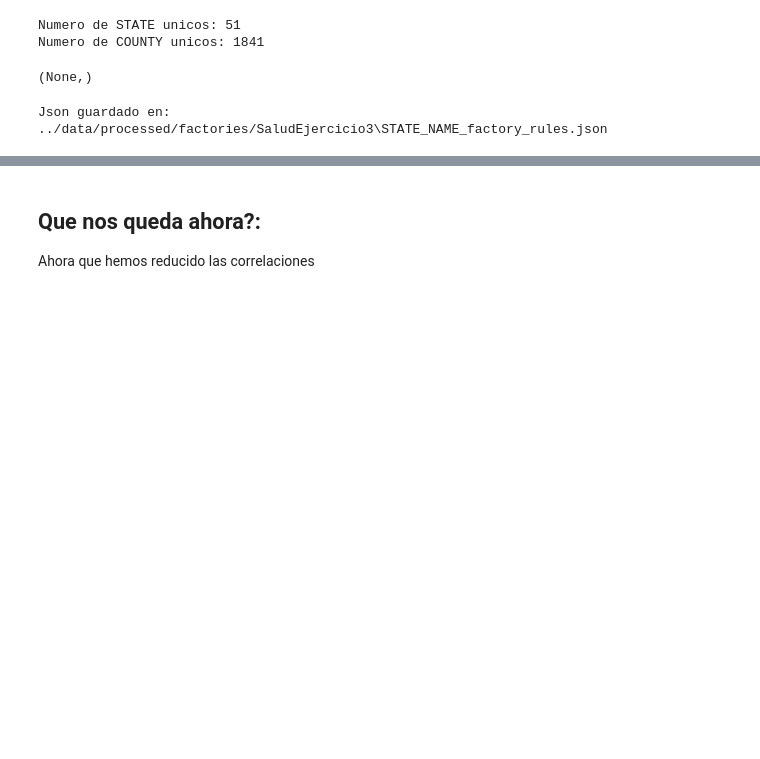
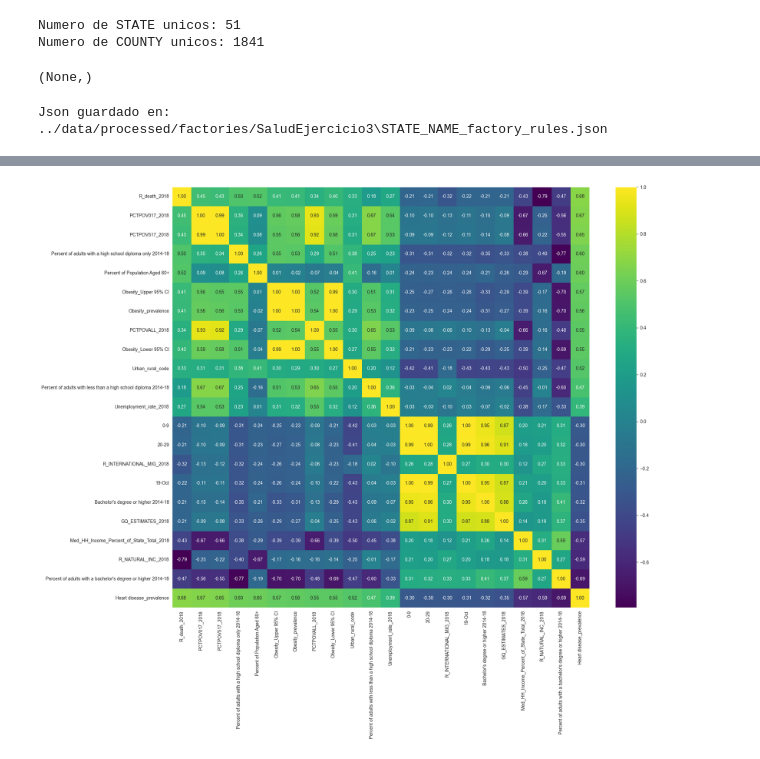
Before and after one commit to 4GeeksAcademy/andrupax94-intro-ml, a Jupyter notebook: src/02-linear-regression-medical-insurance-cost.ipynb, the cells around one changed output, grey strips where cells are left out. Drawn from its saved outputs; the diff is of its cells as text; code cells hidden in the pictures; blank space fills up the shorter version.

```diff
--- a/src/02-linear-regression-medical-insurance-cost.ipynb
+++ b/src/02-linear-regression-medical-insurance-cost.ipynb
@@ -215,6 +215,7 @@ utils.create_factor_transf_and_json("STATE_NAME", total_data, "SaludEjercicio3")
 Json guardado en: ../data/processed/factories/SaludEjercicio3\STATE_NAME_factory_rules.json
 # %%
 correlaciones = total_data.corr()['Heart disease_prevalence'].sort_values(ascending=False)
-correlaciones = correlaciones[(correlaciones < -0.5) | (correlaciones > 0.5)]
-len(correlaciones)
+correlaciones = correlaciones[correlaciones.abs().between(0.30, 0.75)]
+total_data = pd.concat([total_data[correlaciones.index], total_data['Heart disease_prevalence']], axis=1)
+total_data
 # %% [output]
@@ -222,3 +235,9 @@ len(correlaciones)
-# %% [markdown]
-## Que nos queda ahora?:
-Ahora que hemos reducido las correlaciones
+# %%
+#Ahora que hemos filtrado las correlaciones, procedemos a graficar un heatmap
+cols_num = total_data.select_dtypes(include = ['number']).columns
+fig, ax = plt.subplots(figsize = (20,  17))
+sns.heatmap(total_data[cols_num].corr(method = "pearson"), annot = True, fmt = ".2f", cmap = "viridis",ax = ax)
+plt.tight_layout()
+plt.show()
+# %% [output]
+[figure, added]
```
Also changed, not shown: parts of 12 cells of this notebook, 2 other files.
